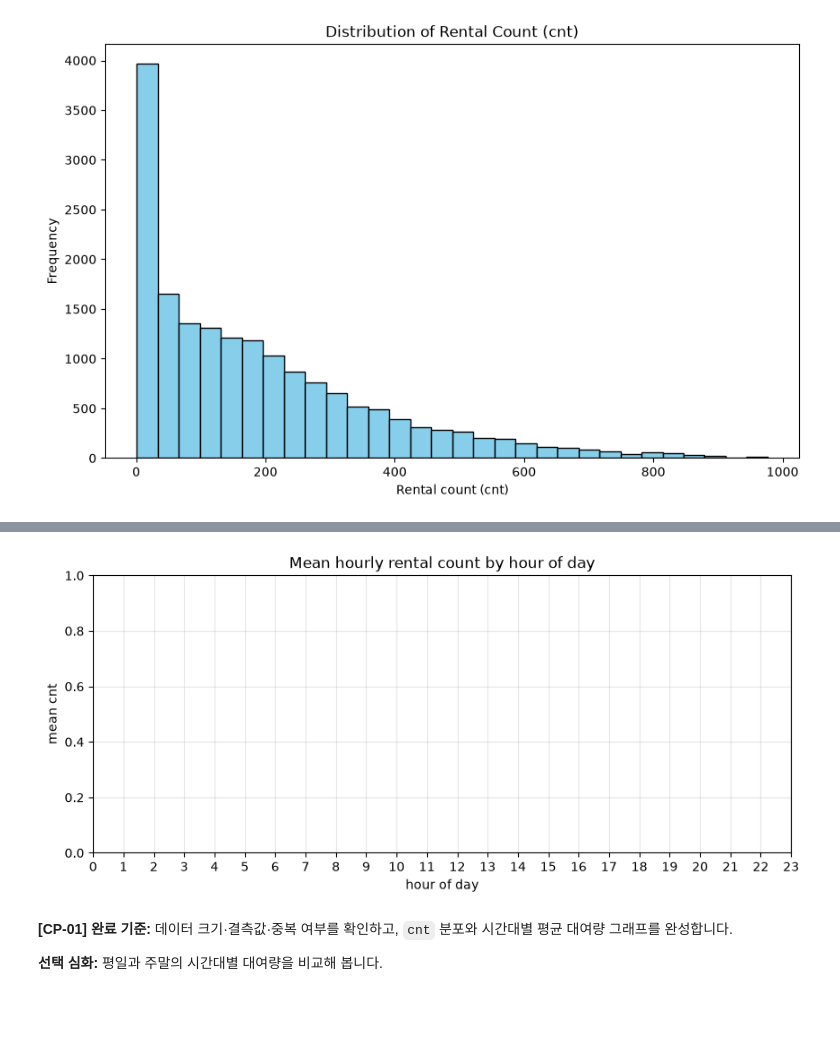
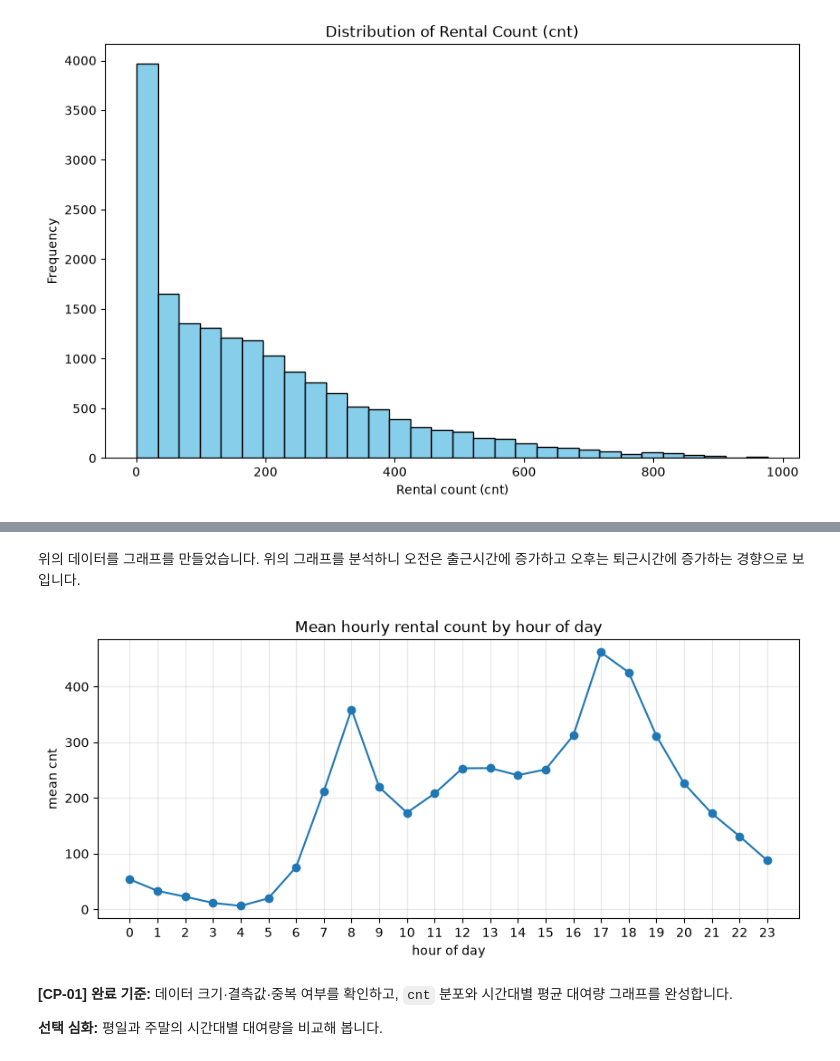
Before and after one commit to djdjwoqve-boop/ai-mini-projects, a Jupyter notebook: mini-project-01/code/01_regression_bike_demand.ipynb, the cells around one changed output, grey strips where cells are left out. Drawn from its saved outputs; the diff is of its cells as text; code cells hidden in the pictures; blank space fills up the shorter version.

```diff
--- a/mini-project-01/code/01_regression_bike_demand.ipynb
+++ b/mini-project-01/code/01_regression_bike_demand.ipynb
@@ -103,7 +111,7 @@ plt.show()
 # %%
 # TODO 1-5. 시간대(hr)별 평균 대여량을 계산합니다.
 # 힌트: groupby("hr")["cnt"].mean()
-hourly_mean = ...
-
+hourly_mean = df.groupby("hr")["cnt"].mean()
+#groupby("hr")는 데이터 프레임을 hr 열을 기준으로 그룹화하는 메서드입니다. ["cnt"]는 그룹화된 데이터에서 cnt 열을 선택하는 부분입니다. mean()은 각 그룹의 cnt 값들의 평균을 계산하는 메서드입니다. 따라서 hourly_mean에는 각 시간대별 평균 대여량이 저장됩니다.
 print(hourly_mean)
 # %% [output]
@@ -111,20 +135,22 @@ Ellipsis
+# %% [markdown]
+위의 데이터를 그래프를 만들었습니다. 위의 그래프를 분석하니 오전은 출근시간에 증가하고 오후는 퇴근시간에 증가하는 경향으로 보입니다.
 # %%
 # [공통] 그래프 기본 설정
 plt.figure(figsize=(10, 4))
-#plt.figure(figsize=(10,4))는 그래프의 크기를 설정하는 코드입니다. figsize=(10,4)는 가로 10인치,세로 4인치의 크기를 의미합니다
 
 # TODO 1-6. 시간대별 평균 대여량 선 그래프를 그립니다.
 # 힌트: plt.plot(hourly_mean.index, hourly_mean.values, marker="o")
-...
+plt.plot(hourly_mean.index, hourly_mean.values, marker="o")
+#plt.plot()선 그래프를 그리는 함수입니다. 첫 번재 인자는 x축 데이터, 두 번쨰 인자는 y축 데이터, marker="o"는 데이터 포인트를 원형 마커로 표시하도록 설정합니다
 
 plt.xticks(range(0, 24))
 plt.xlabel("hour of day")
 plt.ylabel("mean cnt")
 plt.title("Mean hourly rental count by hour of day")
 plt.grid(alpha=0.3)
 plt.show()
 # %% [output]
-[figure, old version]
+[figure, new version]
 # %% [markdown]
 **[CP-01] 완료 기준:** 데이터 크기·결측값·중복 여부를 확인하고, `cnt` 분포와 시간대별 평균 대여량 그래프를 완성합니다.
 
```
Also changed, not shown: parts of 4 cells of this notebook.
